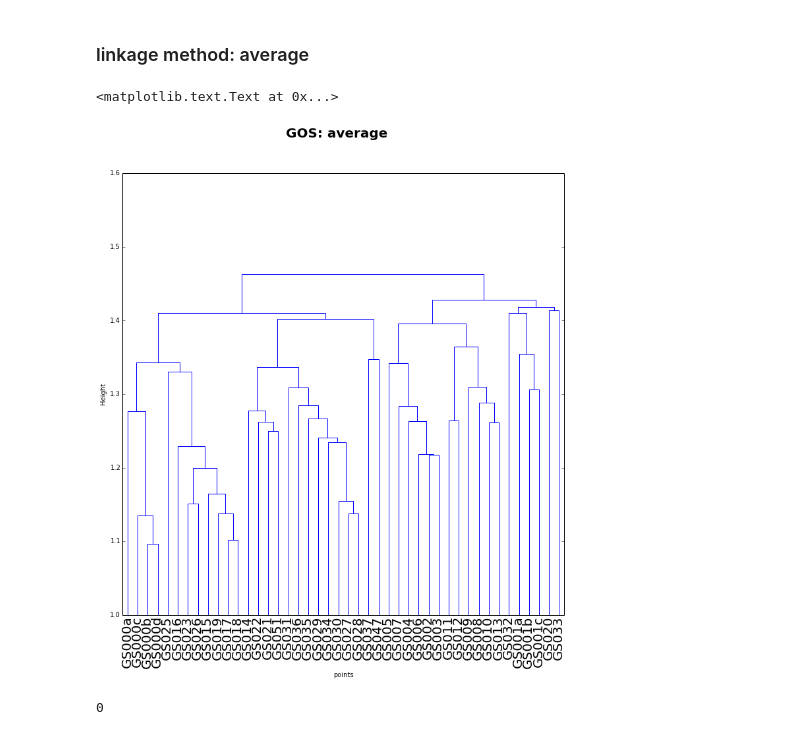
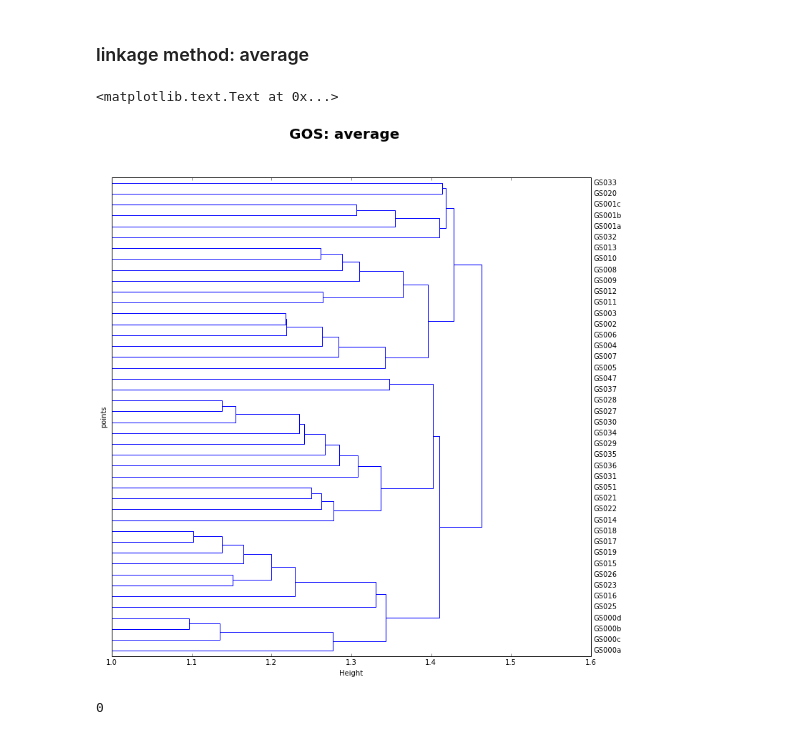
Before and after one commit to qingpeng/2014-virus-meta, a Jupyter notebook: notebook/Comparison.ipynb, the cells around one changed output. Saved outputs shown, nothing was run; the diff lists cells and outputs as text; code cells hidden in the pictures.

```diff
--- a/notebook/Comparison.ipynb
+++ b/notebook/Comparison.ipynb
@@ -131,15 +131,15 @@ suptitle('GOS, complete', fontweight='bold', fontsize=20)
 ### linkage method: average
 # %%
 figure(num=None, figsize=(12, 12))
-R = dendrogram(linkage(GOS, method='average'),labels=new, leaf_font_size=20)
+R = dendrogram(linkage(GOS, method='average'),labels=new, leaf_font_size=20,orientation='right')
 
-xlabel('points')
-ylabel('Height')
-ylim(1,1.6)
+ylabel('points')
+xlabel('Height')
+xlim(1,1.6)
 suptitle('GOS: average', fontweight='bold', fontsize=20)
 # %% [output]
 <matplotlib.text.Text at 0x...>
-[figure, old version]
+[figure, new version]
 # %%
 def heatmap(tb):
     from scipy.cluster.hierarchy import linkage, dendrogram
```
Also changed, not shown: parts of 5 cells of this notebook, 2 other files.
